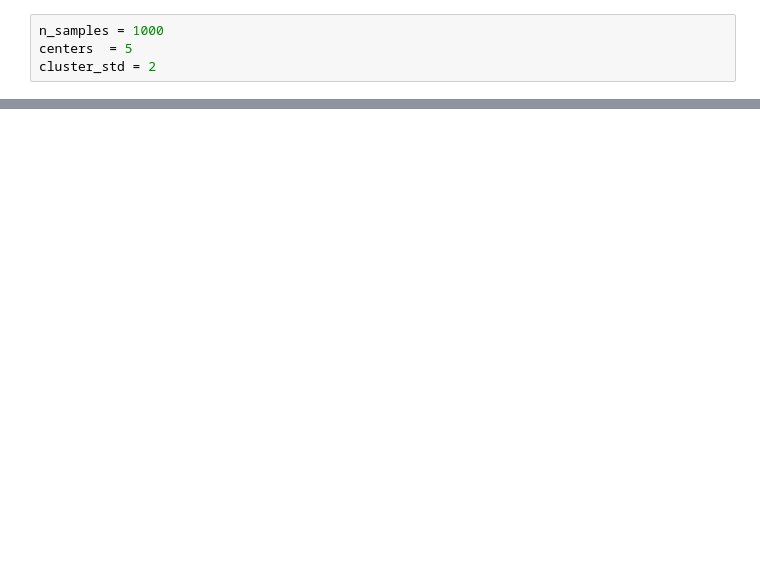
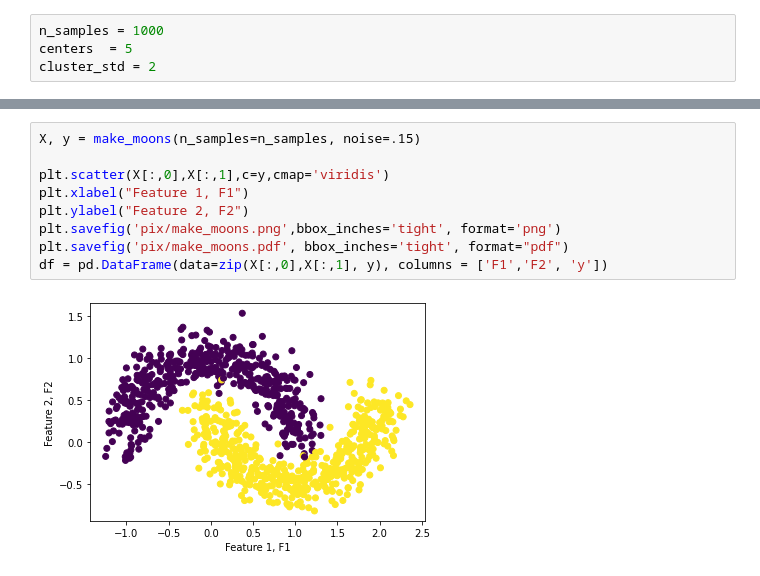
Before and after one commit to michaukuk/clamp_evaluation, a Jupyter notebook: datasets_generator.ipynb, the cells around one changed output, grey strips where cells are left out. Drawn from its saved outputs; the diff is of its cells as text; blank space fills up the shorter version.

```diff
--- a/datasets_generator.ipynb
+++ b/datasets_generator.ipynb
@@ -45,0 +67,11 @@ df.to_csv('datasets/make_blobs_3d.csv')
+# %%
+X, y = make_moons(n_samples=n_samples, noise=.15)
+
+plt.scatter(X[:,0],X[:,1],c=y,cmap='viridis')
+plt.xlabel("Feature 1, F1")
+plt.ylabel("Feature 2, F2")
+plt.savefig('pix/make_moons.png',bbox_inches='tight', format='png')
+plt.savefig('pix/make_moons.pdf', bbox_inches='tight', format="pdf")
+df = pd.DataFrame(data=zip(X[:,0],X[:,1], y), columns = ['F1','F2', 'y'])
+# %% [output]
+[figure, added]
```
Also changed, not shown: parts of 4 cells of this notebook, 10 other files.
